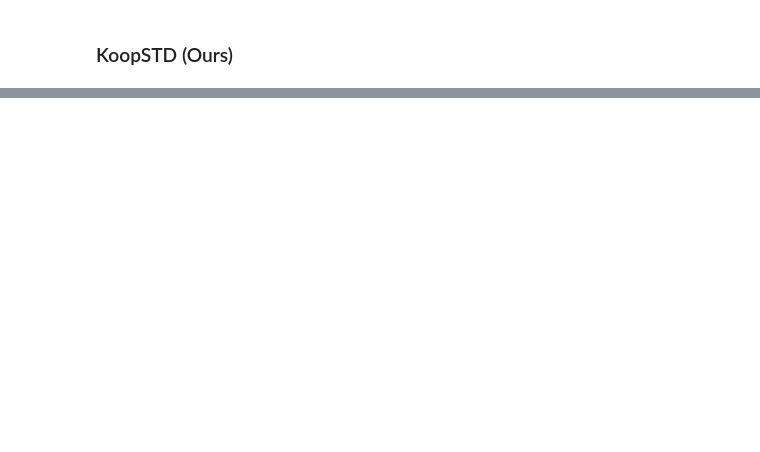
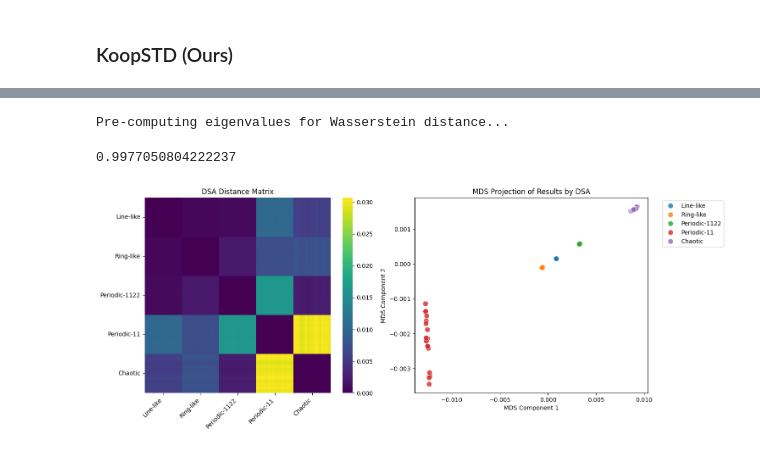
Before and after one commit to ZhangShimin1/KoopSTD, a Jupyter notebook: examples/lorenz63.ipynb, the cells around one changed output, grey strips where cells are left out. Saved outputs shown, nothing was run; the diff lists cells and outputs as text; code cells hidden in the pictures; blank space fills up the shorter version.

```diff
--- a/examples/lorenz63.ipynb
+++ b/examples/lorenz63.ipynb
@@ -103 +104,24 @@ Next, we evaluate another Koopman operator-based metric for dynamical similarity
+# %%
+from DSA import DSA
+
+subsample = 10
+data = lorenz.data
+ss = StandardScaler()
+data = [ss.fit_transform(i) for i in data]
+data = [i[::subsample] for i in data]
+
+# Wasserstein distance between operator eigenvalue distributions
+dsa = DSA(data, n_delays=70, rank=6, verbose=True, score_method="wasserstein", device="cuda:4")
+dsa_sim = dsa.fit_score()
+
+me = MetricEvaluator(distance_matrix=dsa_sim, cluster_sizes=[20, 20, 20, 20, 20])
+silhouette = me.evaluate()
+print(silhouette)
+
+plt = plot_results(dsa_sim, "DSA", 20)
+plt.show()
+# %% [output]
+Pre-computing eigenvalues for Wasserstein distance...
+0.9977050804222237
+[figure, added]
 # %%
```
Also changed, not shown: parts of 8 cells of this notebook, 5 other files.
